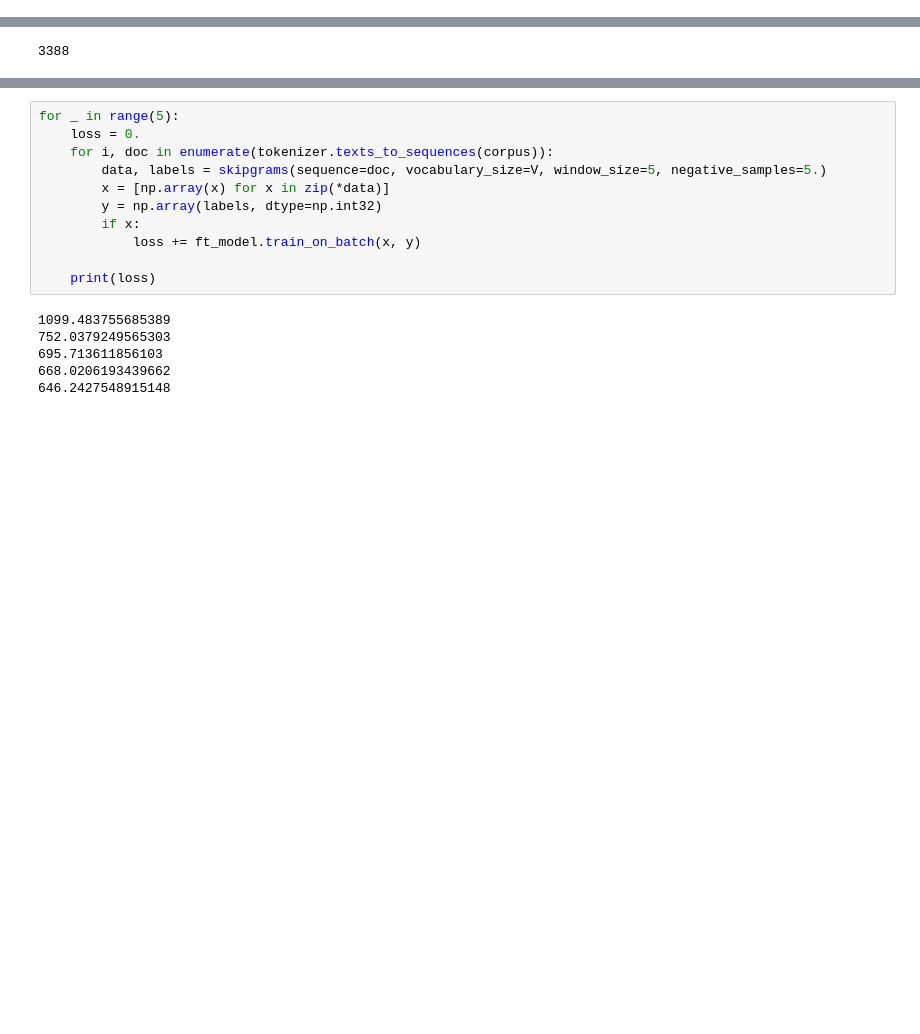
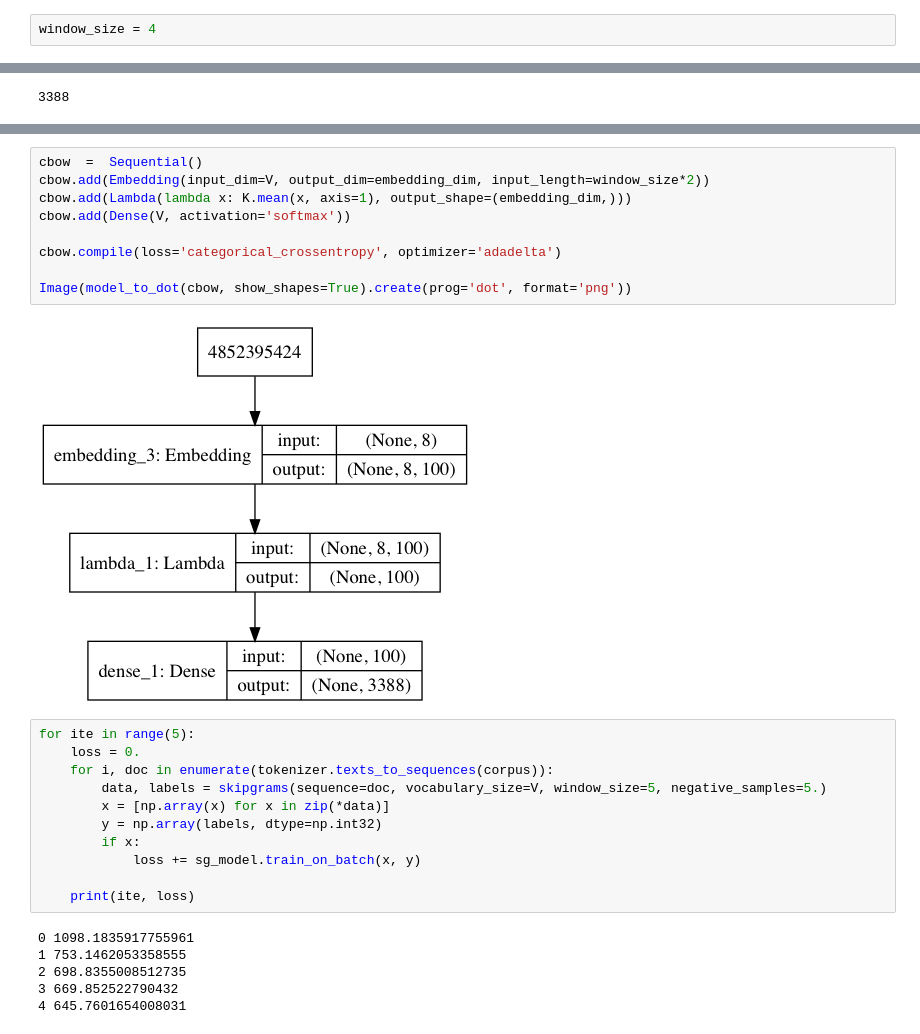
Before and after one commit to PacktPublishing/fastText-Quick-Start-Guide, a Jupyter notebook: chapter3/fasttext skipgram cbow.ipynb, the cells around one changed output, grey strips where cells are left out. Drawn from its saved outputs; the diff is of its cells as text; blank space fills up the shorter version.

```diff
--- a/chapter3/fasttext skipgram.ipynb
+++ b/chapter3/fasttext skipgram cbow.ipynb
@@ -16,5 +18,7 @@ import random
 import gensim
 # %% [output]
 Using TensorFlow backend.
+# %%
+window_size = 4
 # %%
 def skipgrams(sequence, vocabulary_size,
@@ -97,19 +119,30 @@ Image(model_to_dot(ft_model, show_shapes=True).create(prog='dot', format='png'))
 # %% [output]
 [figure]
+# %%
+cbow  =  Sequential()
+cbow.add(Embedding(input_dim=V, output_dim=embedding_dim, input_length=window_size*2))
+cbow.add(Lambda(lambda x: K.mean(x, axis=1), output_shape=(embedding_dim,)))
+cbow.add(Dense(V, activation='softmax'))
+
+cbow.compile(loss='categorical_crossentropy', optimizer='adadelta')
+
+Image(model_to_dot(cbow, show_shapes=True).create(prog='dot', format='png'))
+# %% [output]
+[figure, added]
 # %%
-for _ in range(5):
+for ite in range(5):
     loss = 0.
     for i, doc in enumerate(tokenizer.texts_to_sequences(corpus)):
         data, labels = skipgrams(sequence=doc, vocabulary_size=V, window_size=5, negative_samples=5.)
         x = [np.array(x) for x in zip(*data)]
         y = np.array(labels, dtype=np.int32)
         if x:
-            loss += ft_model.train_on_batch(x, y)
+            loss += sg_model.train_on_batch(x, y)
 
-    print(loss)
+    print(ite, loss)
 # %% [output]
-1099.483755685389
-752.0379249565303
-695.713611856103
-668.0206193439662
-646.2427548915148
+0 1098.1835917755961
+1 753.1462053358555
+2 698.8355008512735
+3 669.852522790432
+4 645.7601654008031
```
Also changed, not shown: parts of 13 cells of this notebook.
